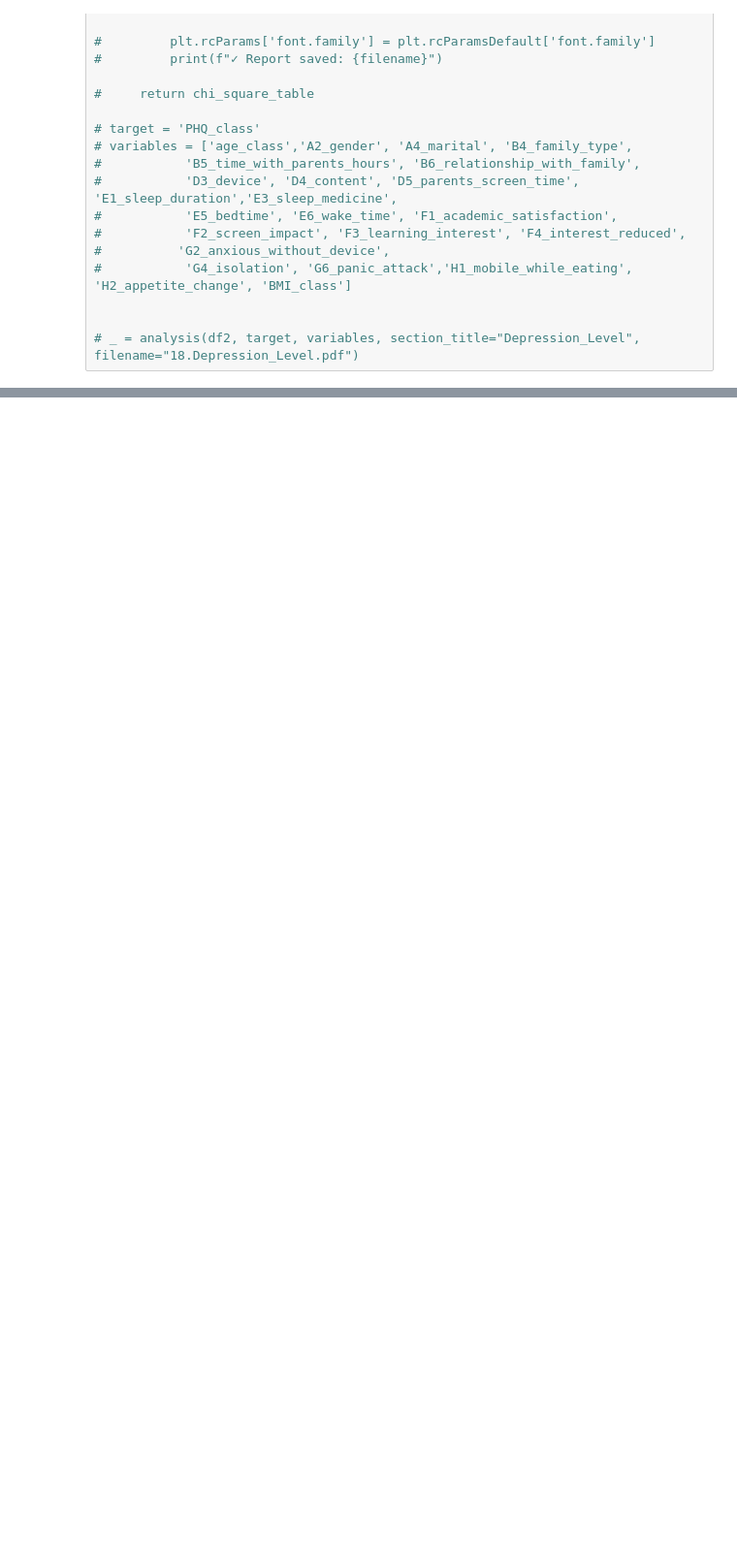
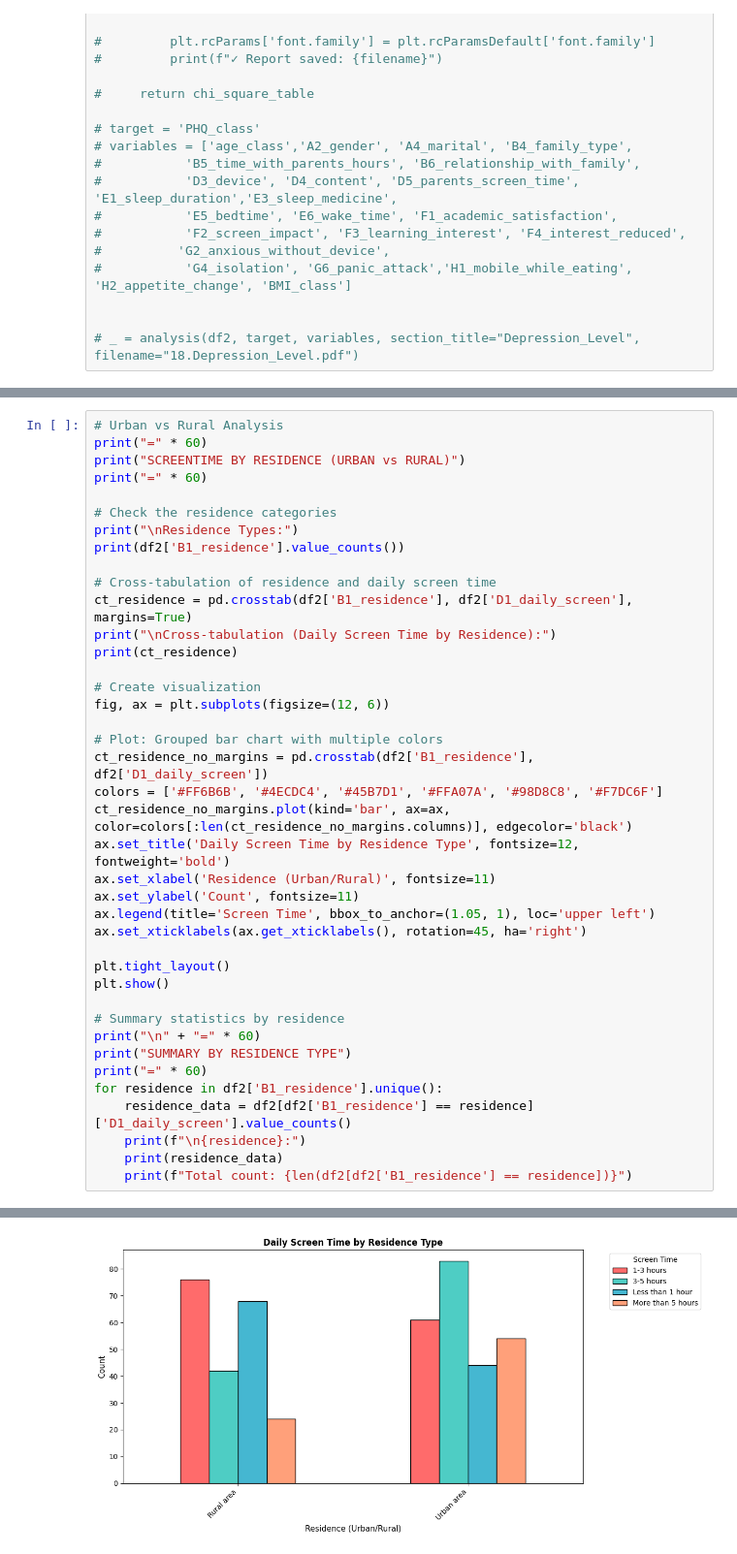
Before and after one commit to arshadziban/team_insightify, a Jupyter notebook: thesis_25.ipynb, the cells around one changed output, grey strips where cells are left out. Shown at 97% size. Saved outputs shown, nothing was run; the diff lists cells and outputs as text; blank space fills up the shorter version.

```diff
--- a/thesis_25.ipynb
+++ b/thesis_25.ipynb
@@ -994,0 +1067,41 @@ _repr_html_ type: <class 'str'> len: 164237
+# %%
+# Urban vs Rural Analysis
+print("=" * 60)
+print("SCREENTIME BY RESIDENCE (URBAN vs RURAL)")
+print("=" * 60)
+
+# Check the residence categories
+print("\nResidence Types:")
+print(df2['B1_residence'].value_counts())
+
+# Cross-tabulation of residence and daily screen time
+ct_residence = pd.crosstab(df2['B1_residence'], df2['D1_daily_screen'], margins=True)
+print("\nCross-tabulation (Daily Screen Time by Residence):")
+print(ct_residence)
+
+# Create visualization
+fig, ax = plt.subplots(figsize=(12, 6))
+
+# Plot: Grouped bar chart with multiple colors
+ct_residence_no_margins = pd.crosstab(df2['B1_residence'], df2['D1_daily_screen'])
+colors = ['#FF6B6B', '#4ECDC4', '#45B7D1', '#FFA07A', '#98D8C8', '#F7DC6F']
+ct_residence_no_margins.plot(kind='bar', ax=ax, color=colors[:len(ct_residence_no_margins.columns)], edgecolor='black')
+ax.set_title('Daily Screen Time by Residence Type', fontsize=12, fontweight='bold')
+ax.set_xlabel('Residence (Urban/Rural)', fontsize=11)
+ax.set_ylabel('Count', fontsize=11)
+ax.legend(title='Screen Time', bbox_to_anchor=(1.05, 1), loc='upper left')
+ax.set_xticklabels(ax.get_xticklabels(), rotation=45, ha='right')
+
+plt.tight_layout()
+plt.show()
+
+# Summary statistics by residence
+print("\n" + "=" * 60)
+print("SUMMARY BY RESIDENCE TYPE")
+print("=" * 60)
+for residence in df2['B1_residence'].unique():
+    residence_data = df2[df2['B1_residence'] == residence]['D1_daily_screen'].value_counts()
+    print(f"\n{residence}:")
+    print(residence_data)
+    print(f"Total count: {len(df2[df2['B1_residence'] == residence])}")
+# %% [output]
@@ -994,0 +1125 @@ _repr_html_ type: <class 'str'> len: 164237
+[figure, added]
```
Also changed, not shown: parts of 6 cells of this notebook.
